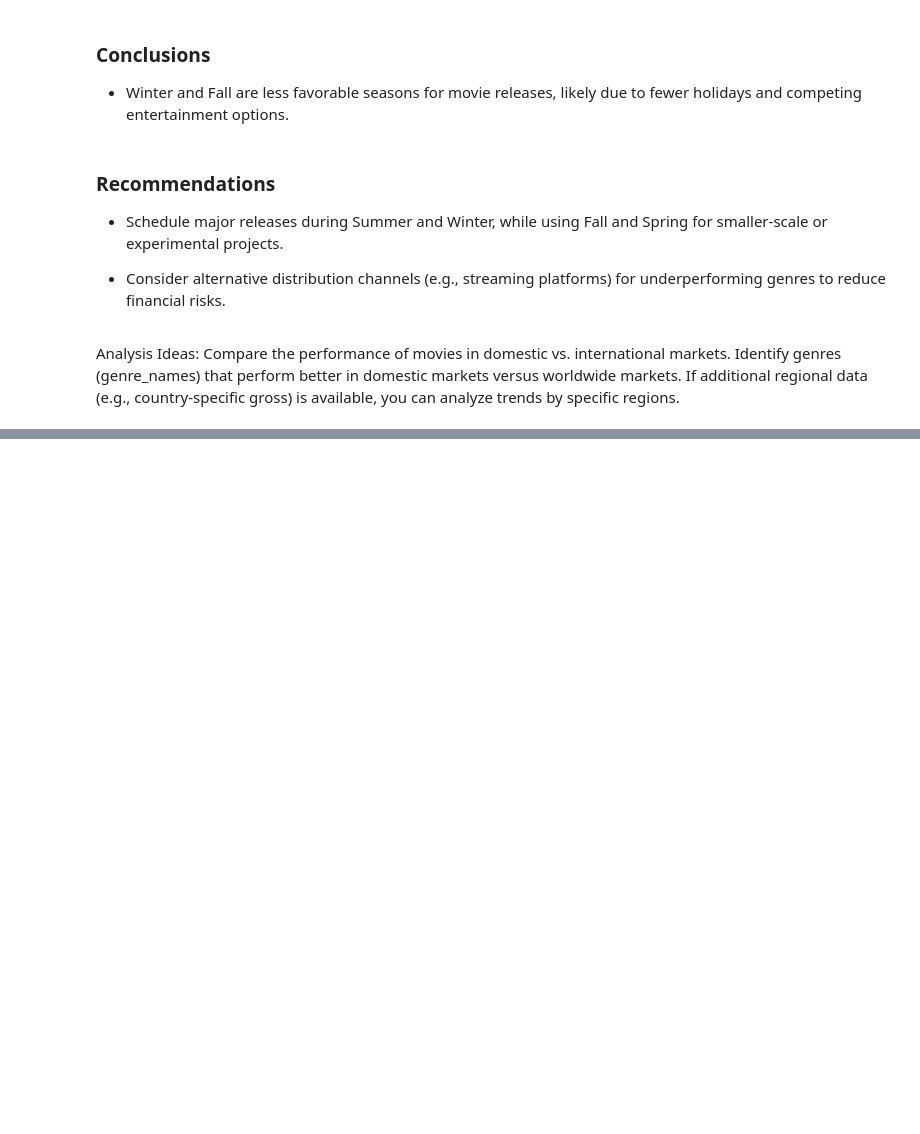
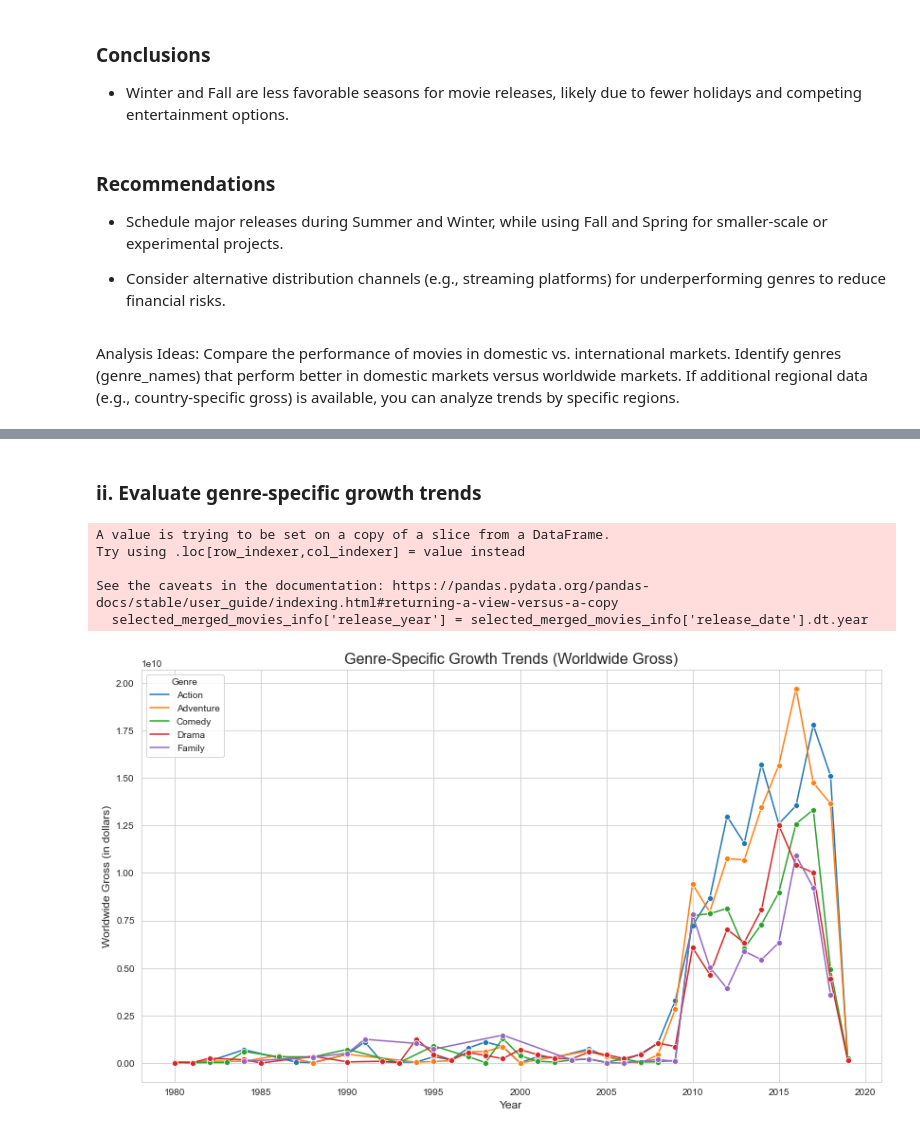
Before and after one commit to billysambasi/Group7_Phase_2_Project, a Jupyter notebook: student-bs.ipynb, the cells around one changed output, grey strips where cells are left out. Drawn from its saved outputs; the diff is of its cells as text; code cells hidden in the pictures; blank space fills up the shorter version.

```diff
--- a/student-bs.ipynb
+++ b/student-bs.ipynb
@@ -595,0 +640,32 @@ print(regional_trends)
+# %% [markdown]
+### ii. Evaluate genre-specific growth trends
+# %%
+# Extract year from release_date
+selected_merged_movies_info['release_year'] = selected_merged_movies_info['release_date'].dt.year
+
+# Filter data to include only years starting from 1980
+genre_growth_trends = selected_merged_movies_info.explode('genre_names')
+genre_growth_trends = genre_growth_trends[genre_growth_trends['release_year'] >= 1980]
+
+# Group by genre and year, calculate total worldwide gross
+genre_growth_trends = genre_growth_trends.groupby(['release_year', 'genre_names'])[['worldwide_gross']].sum().reset_index()
+
+# Filter for top genres (e.g., Action, Adventure, Drama, Comedy, Family)
+top_genres = ['Action', 'Adventure', 'Drama', 'Comedy', 'Family']
+filtered_genre_growth = genre_growth_trends[genre_growth_trends['genre_names'].isin(top_genres)]
+
+# Plot genre-specific growth trends
+plt.figure(figsize=(14, 8))
+sns.lineplot(x='release_year', y='worldwide_gross', hue='genre_names', data=filtered_genre_growth, marker='o')
+plt.title('Genre-Specific Growth Trends (Worldwide Gross)', fontsize=16)
+plt.ylabel('Worldwide Gross (in dollars)', fontsize=12)
+plt.xlabel('Year', fontsize=12)
+plt.legend(title='Genre')
+plt.show()
+# %% [output]
+A value is trying to be set on a copy of a slice from a DataFrame.
+Try using .loc[row_indexer,col_indexer] = value instead
+
+See the caveats in the documentation: https://pandas.pydata.org/pandas-docs/stable/user_guide/indexing.html#returning-a-view-versus-a-copy
+  selected_merged_movies_info['release_year'] = selected_merged_movies_info['release_date'].dt.year
+[figure, added]
```
Also changed, not shown: parts of 41 cells of this notebook, 6 other files.
